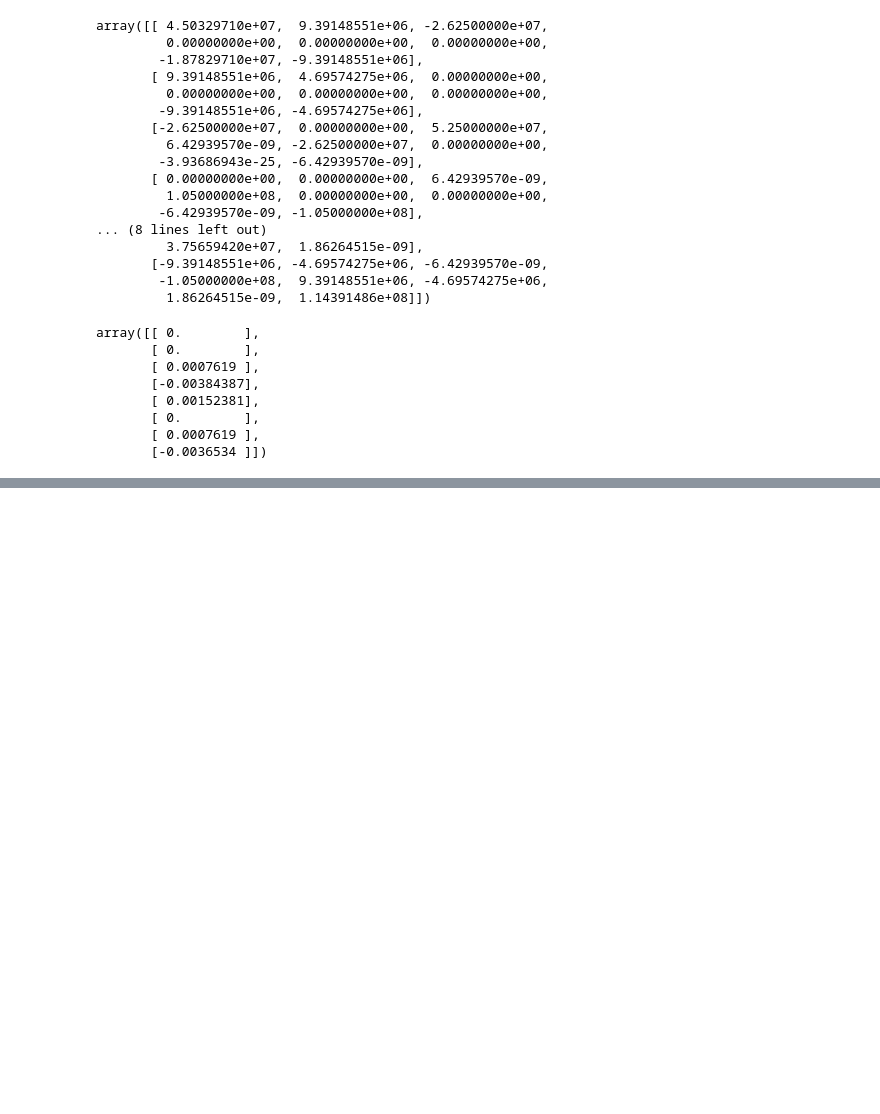
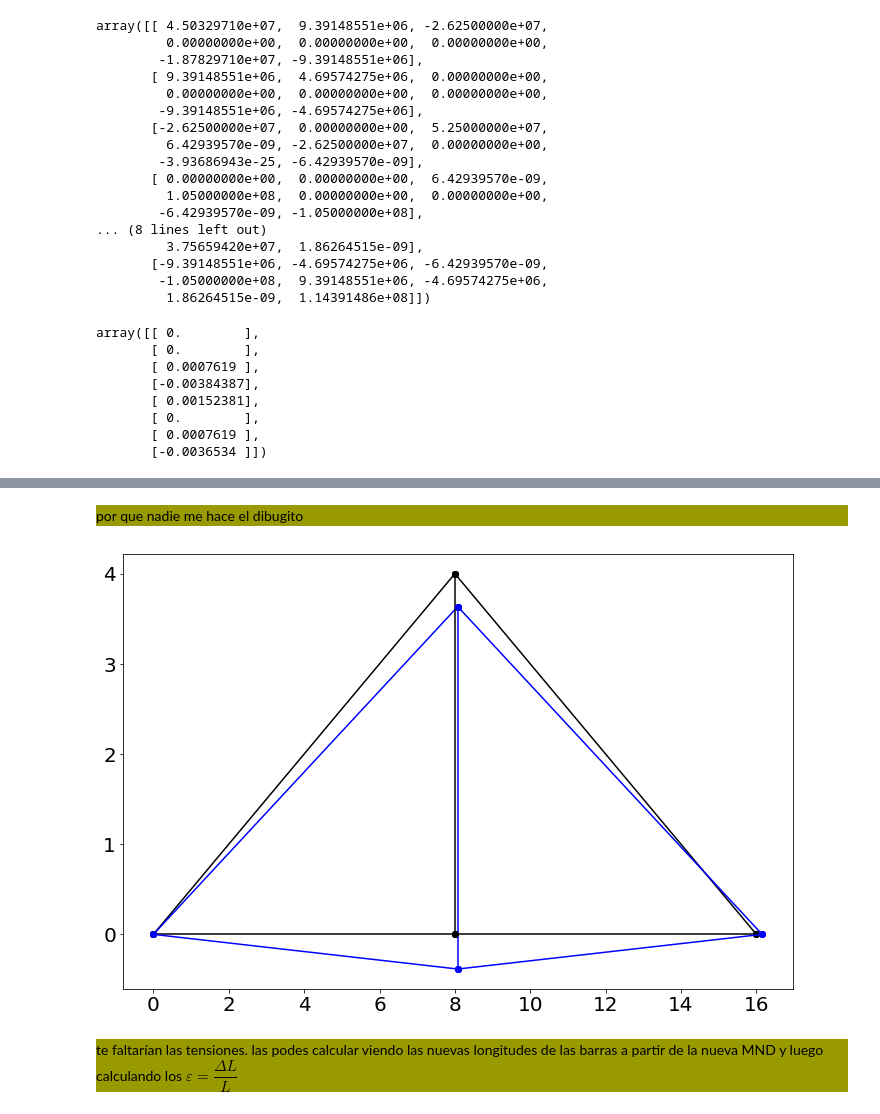
Before and after one commit to abonellitoro/2022_Ingenieria, a Jupyter notebook: TrabajosPracticos/Entregas/AugustoBonelli/Guía 2 - Ej 2.ipynb, the cells around one changed output, grey strips where cells are left out. Cells and saved outputs as stored; diff of their text form; code cells hidden in the pictures; blank space fills up the shorter version.

```diff
--- a/TrabajosPracticos/Entregas/AugustoBonelli/Guía 2 - Ej 2.ipynb
+++ b/TrabajosPracticos/Entregas/AugustoBonelli/Guía 2 - Ej 2.ipynb
@@ -94,0 +92,19 @@ array([[ 0.        ],
+# %% [markdown]
+<div style="background:#999900">por que nadie me hace el dibugito</div>
+# %%
+import matplotlib.pyplot as plt
+plt.rc('figure', figsize=(12,8))
+plt.rc('font', size=20)
+# %%
+DXY = np.reshape(u, (len(MN),2))
+
+MND = MN[:,:2] +DXY*100
+
+fig, ax = plt.subplots()
+for L in MC:
+    ax.plot(MN[L,0], MN[L,1], '-ok')
+    ax.plot(MND[L,0], MND[L,1], '-ob')
+# %% [output]
+[figure, added]
+# %% [markdown]
+<div style="background:#999900">te faltarían  las tensiones. las podes calcular viendo las nuevas longitudes de las barras a partir de la nueva MND y luego calculando los $\varepsilon = \dfrac{\Delta L}{L}$</div>
```
Also changed, not shown: parts of 1 cell of this notebook.
